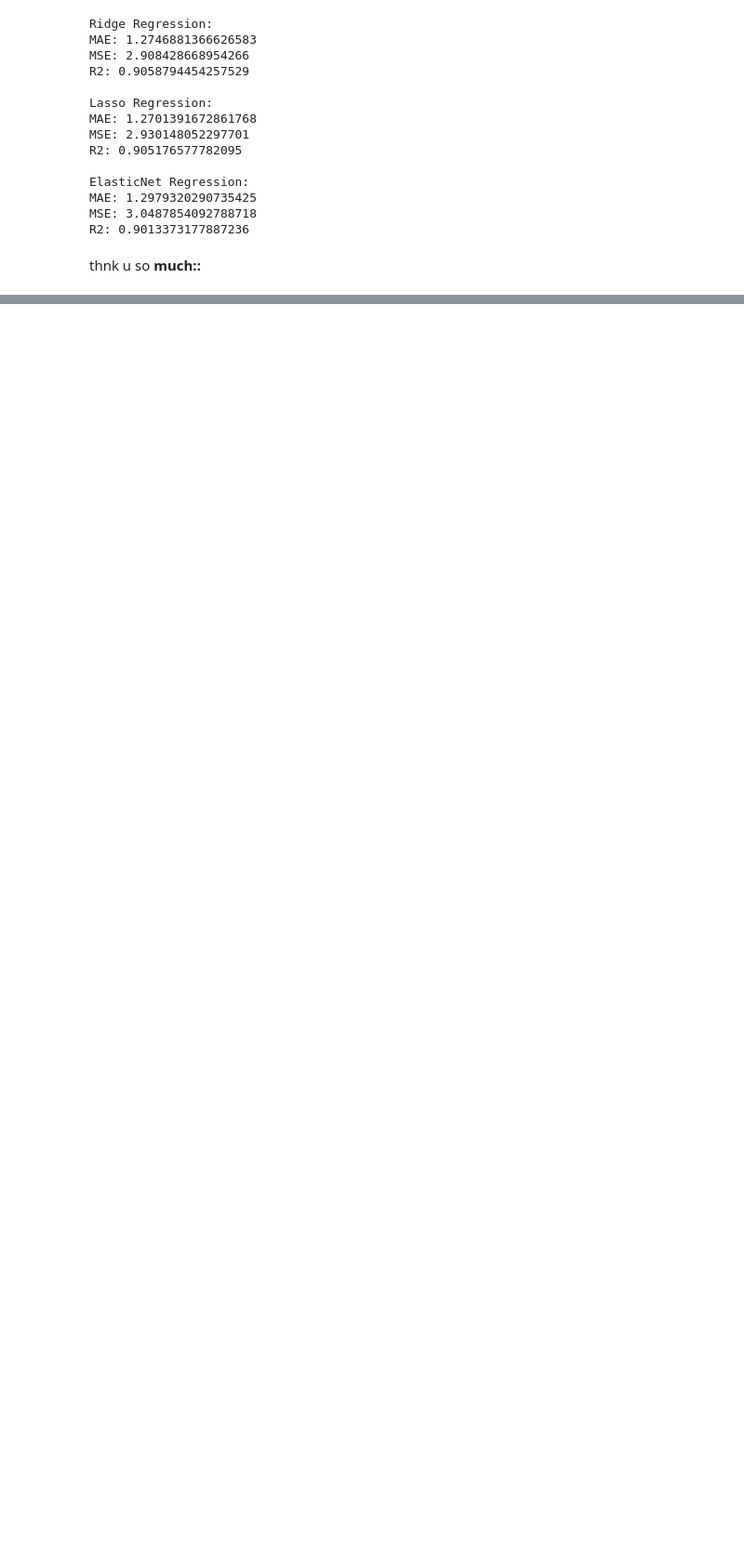
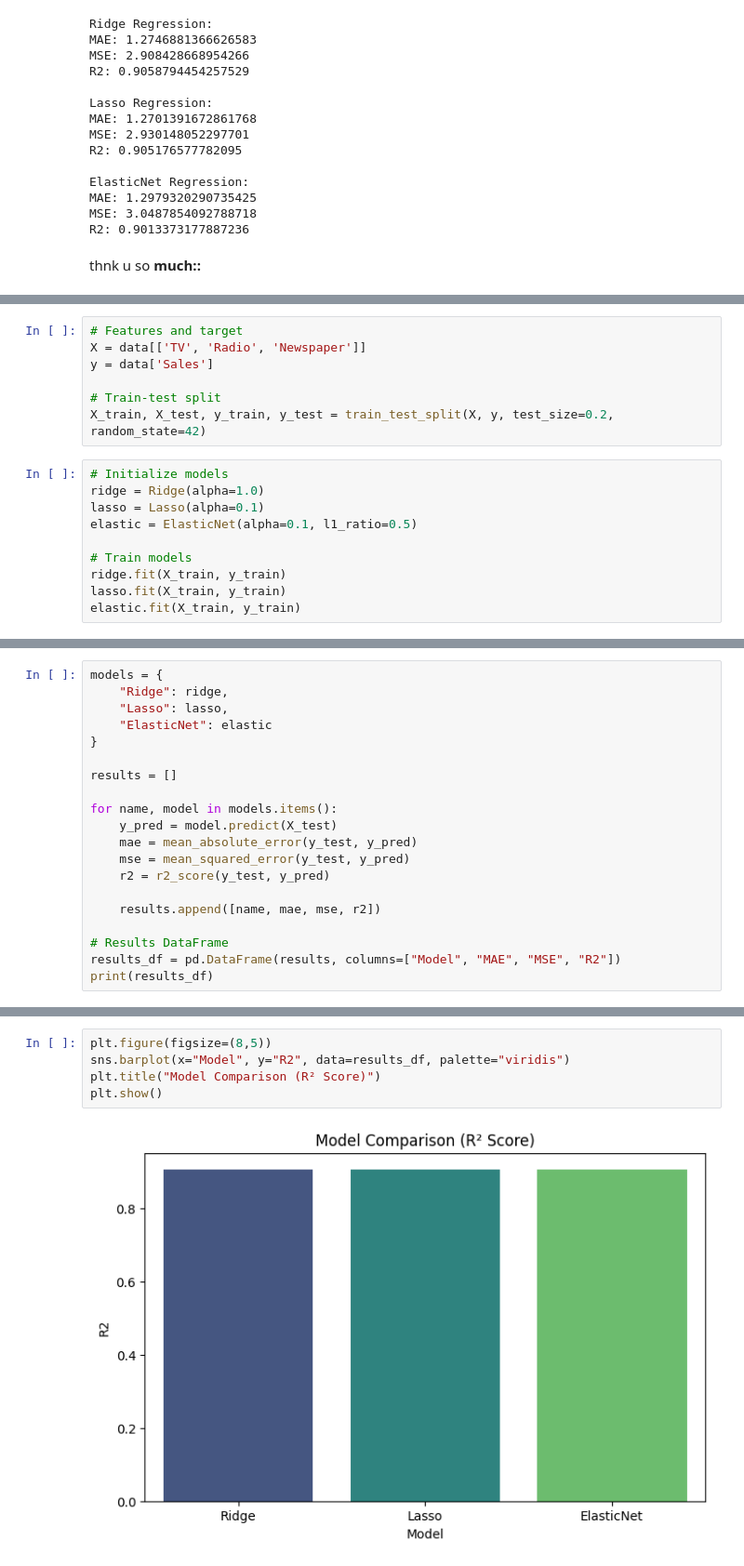
Before and after one commit to oracleP/codsoft_Internship_work, a Jupyter notebook: ADVERTISING_DATASET.ipynb, the cells around one changed output, grey strips where cells are left out. Shown at 93% size. Saved outputs shown, nothing was run; the diff lists cells and outputs as text; blank space fills up the shorter version.

```diff
--- a/ADVERTISING_DATASET.ipynb
+++ b/ADVERTISING_DATASET.ipynb
@@ -210,0 +231,17 @@ thnk u so **much::**
+# %%
+# Features and target
+X = data[['TV', 'Radio', 'Newspaper']]
+y = data['Sales']
+
+# Train-test split
+X_train, X_test, y_train, y_test = train_test_split(X, y, test_size=0.2, random_state=42)
+# %%
+# Initialize models
+ridge = Ridge(alpha=1.0)
+lasso = Lasso(alpha=0.1)
+elastic = ElasticNet(alpha=0.1, l1_ratio=0.5)
+
+# Train models
+ridge.fit(X_train, y_train)
+lasso.fit(X_train, y_train)
+elastic.fit(X_train, y_train)
@@ -210,0 +250,20 @@ thnk u so **much::**
+# %%
+models = {
+    "Ridge": ridge,
+    "Lasso": lasso,
+    "ElasticNet": elastic
+}
+
+results = []
+
+for name, model in models.items():
+    y_pred = model.predict(X_test)
+    mae = mean_absolute_error(y_test, y_pred)
+    mse = mean_squared_error(y_test, y_pred)
+    r2 = r2_score(y_test, y_pred)
+
+    results.append([name, mae, mse, r2])
+
+# Results DataFrame
+results_df = pd.DataFrame(results, columns=["Model", "MAE", "MSE", "R2"])
+print(results_df)
@@ -210,0 +275,7 @@ thnk u so **much::**
+# %%
+plt.figure(figsize=(8,5))
+sns.barplot(x="Model", y="R2", data=results_df, palette="viridis")
+plt.title("Model Comparison (R² Score)")
+plt.show()
+# %% [output]
+[figure, added]
```
Also changed, not shown: parts of 4 cells of this notebook.
